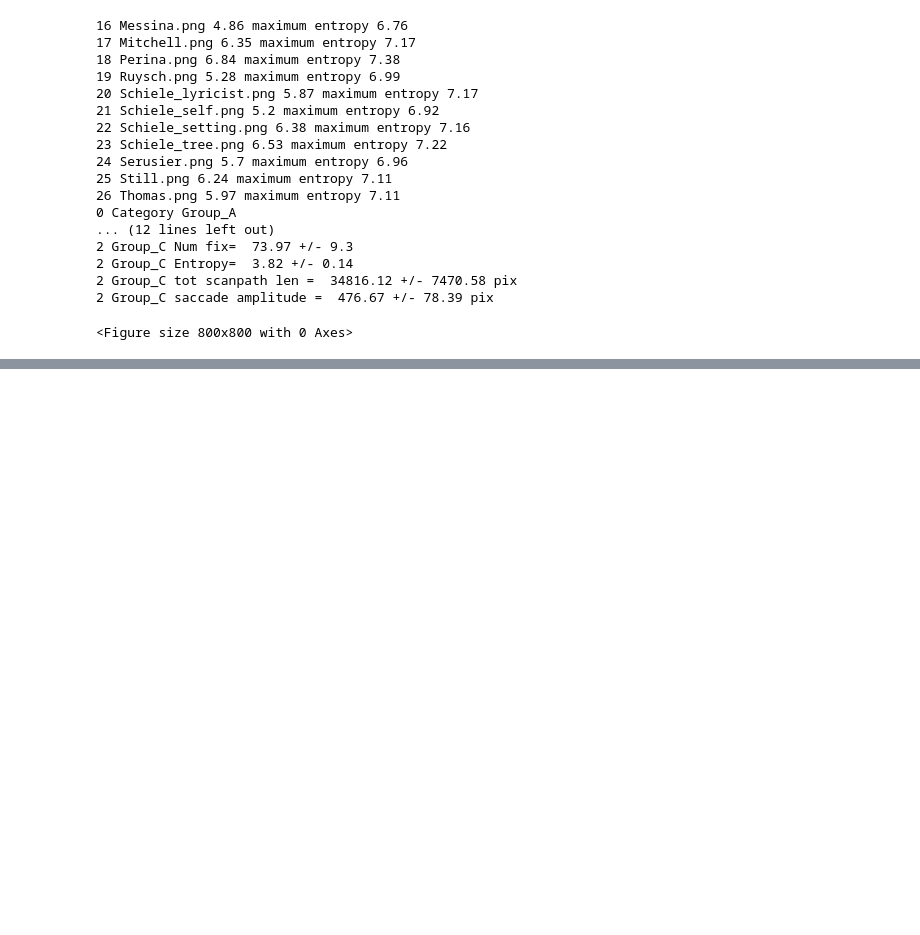
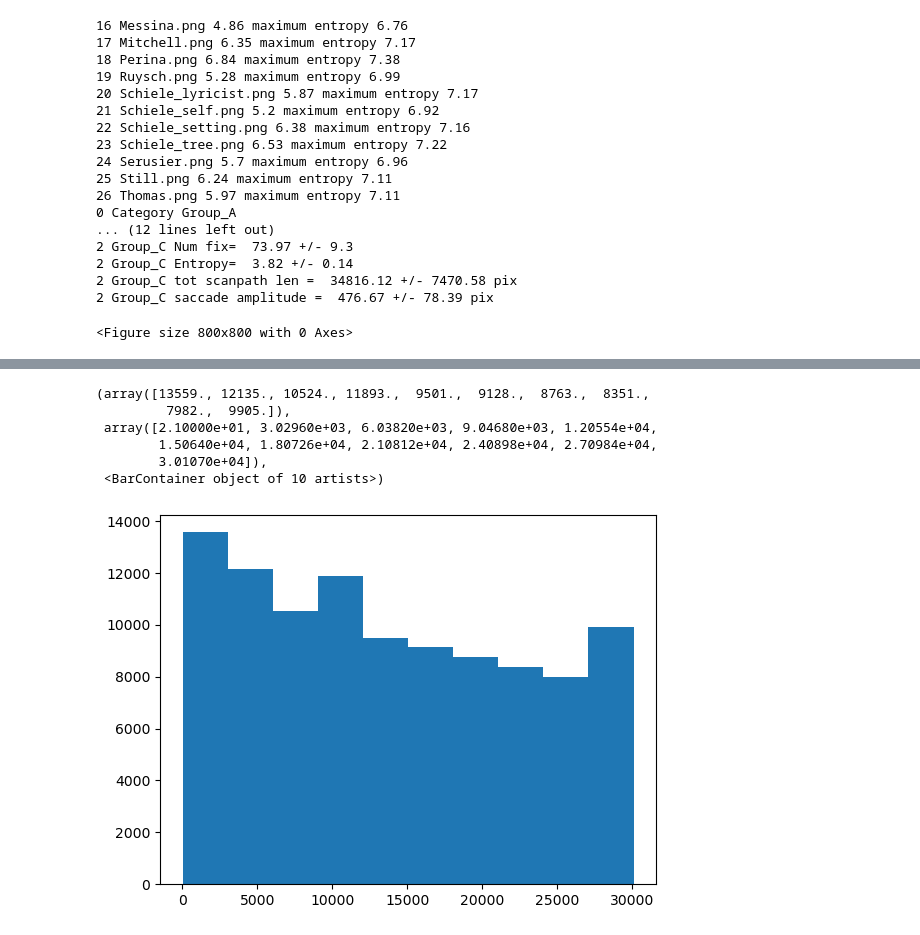
Before and after one commit to jozsarato/PyEyeSim, a Jupyter notebook: Notebooks/PyEyeSimDemo.ipynb, the cells around one changed output, grey strips where cells are left out. Cells and saved outputs as stored; diff of their text form; code cells hidden in the pictures; blank space fills up the shorter version.

```diff
--- a/Notebooks/PyEyeSimDemo.ipynb
+++ b/Notebooks/PyEyeSimDemo.ipynb
@@ -758,0 +759,10 @@ WithinDat.RunDiffDivs(2,5)
+# %%
+plt.hist(WithinDat.data['CURRENT_FIX_END'])
+# %% [output]
+(array([13559., 12135., 10524., 11893.,  9501.,  9128.,  8763.,  8351.,
+         7982.,  9905.]),
+ array([2.10000e+01, 3.02960e+03, 6.03820e+03, 9.04680e+03, 1.20554e+04,
+        1.50640e+04, 1.80726e+04, 2.10812e+04, 2.40898e+04, 2.70984e+04,
+        3.01070e+04]),
+ <BarContainer object of 10 artists>)
+[figure, added]
```
Also changed, not shown: parts of 13 cells of this notebook, 1 other file.
